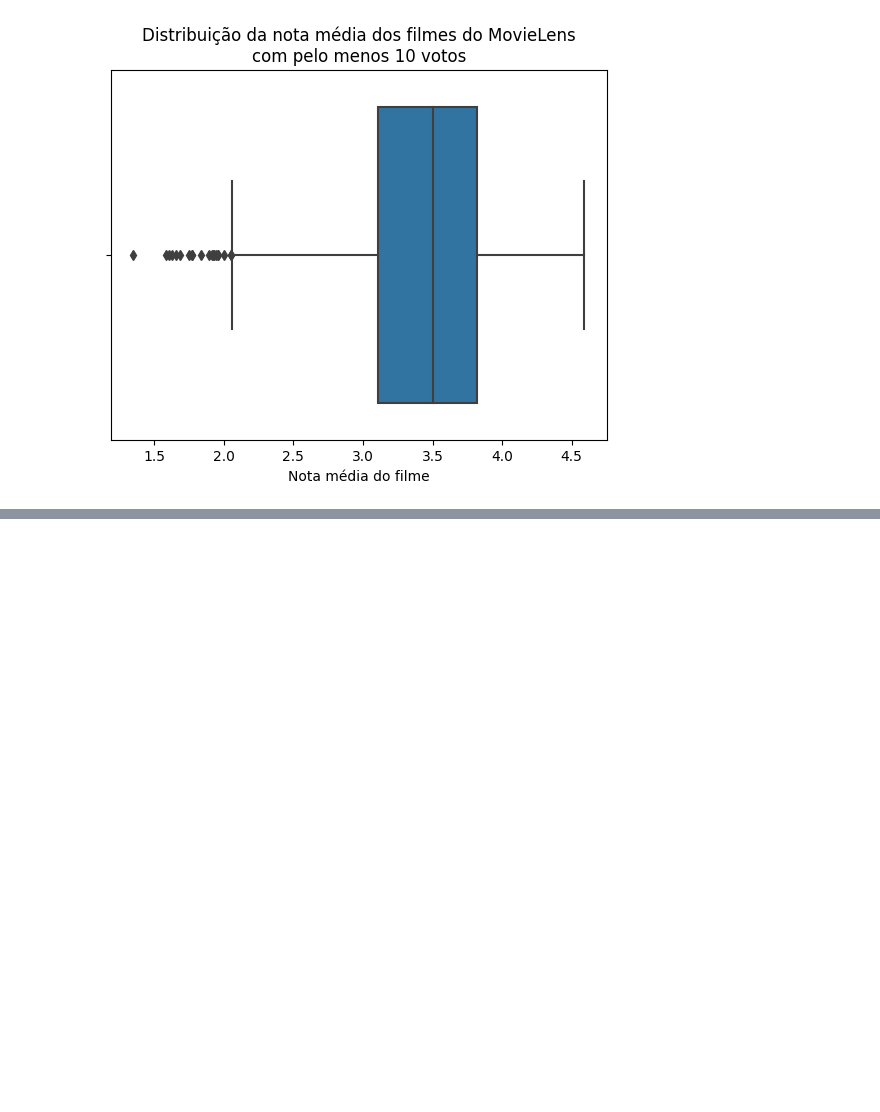
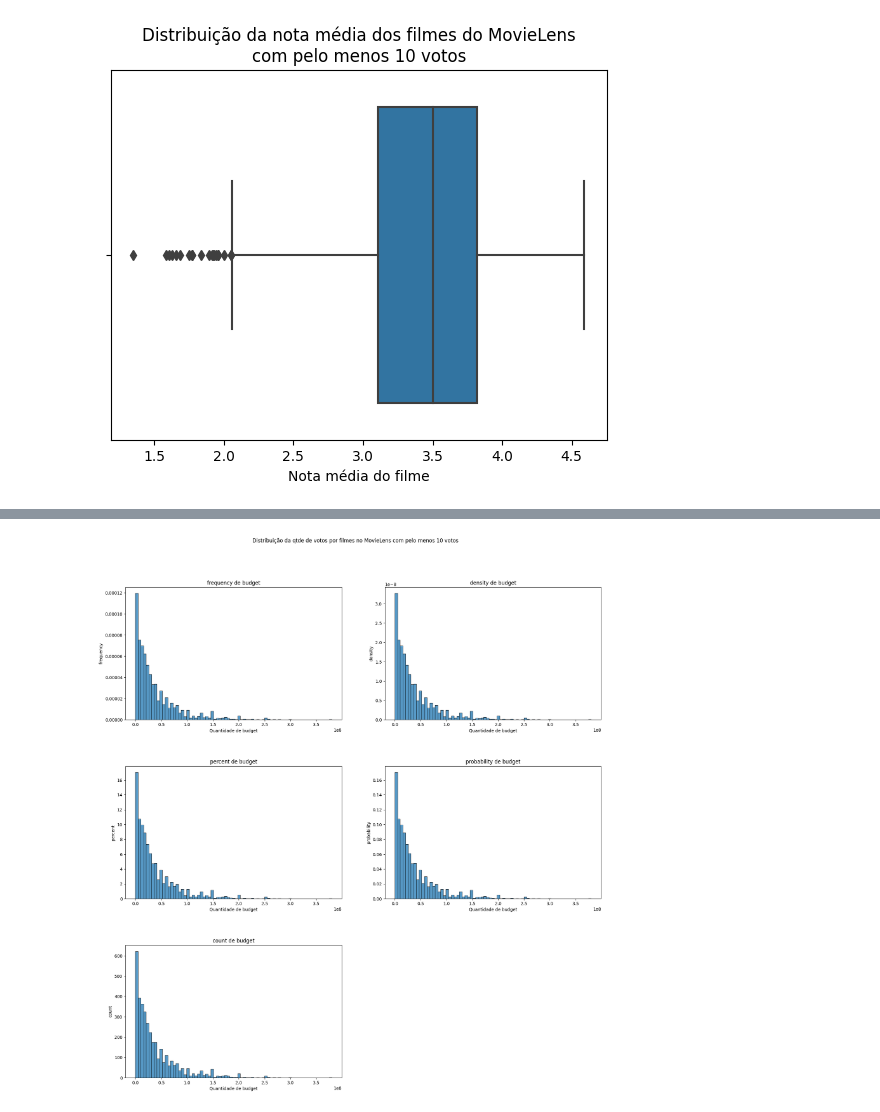
Before and after one commit to douglascdsantos/alura_data-science-introducao-a-testes-estatisticos-com-python, a Jupyter notebook: data_science_introducao_a_testes_estatisticos_com_python.ipynb, the cells around one changed output, grey strips where cells are left out. Cells and saved outputs as stored; diff of their text form; code cells hidden in the pictures; blank space fills up the shorter version.

```diff
--- a/data_science_introducao_a_testes_estatisticos_com_python.ipynb
+++ b/data_science_introducao_a_testes_estatisticos_com_python.ipynb
@@ -199,0 +238,3 @@ ax.set(
+# %%
+df_limpo = df_limpo.query('budget != 0').copy()
+df_limpo.budget.describe()
@@ -199,0 +251,20 @@ ax.set(
+# %%
+plt.figure(figsize = ((20, 20)))
+for k,stat in enumerate(['frequency', 'density','percent', 'probability', 'count']):
+  plt.subplot(3, 2, k+1)
+  ax = sns.histplot(
+      df_limpo.budget,
+      #cumulative = True,
+      stat = stat,
+      #kde= True
+      )
+  ax.set(
+      xlabel = 'Quantidade de budget',
+      ylabel = stat,
+      title = f'{stat} de budget'
+      )
+plt.suptitle("Distribuição da qtde de votos por filmes no MovieLens com pelo menos 10 votos", fontsize = 12)
+plt.subplots_adjust(left=0.125, bottom=0.1, right=0.9, top=0.9, wspace=0.2, hspace=0.35)
+plt.show()
+# %% [output]
+[figure, added]
```
Also changed, not shown: parts of 10 cells of this notebook.
